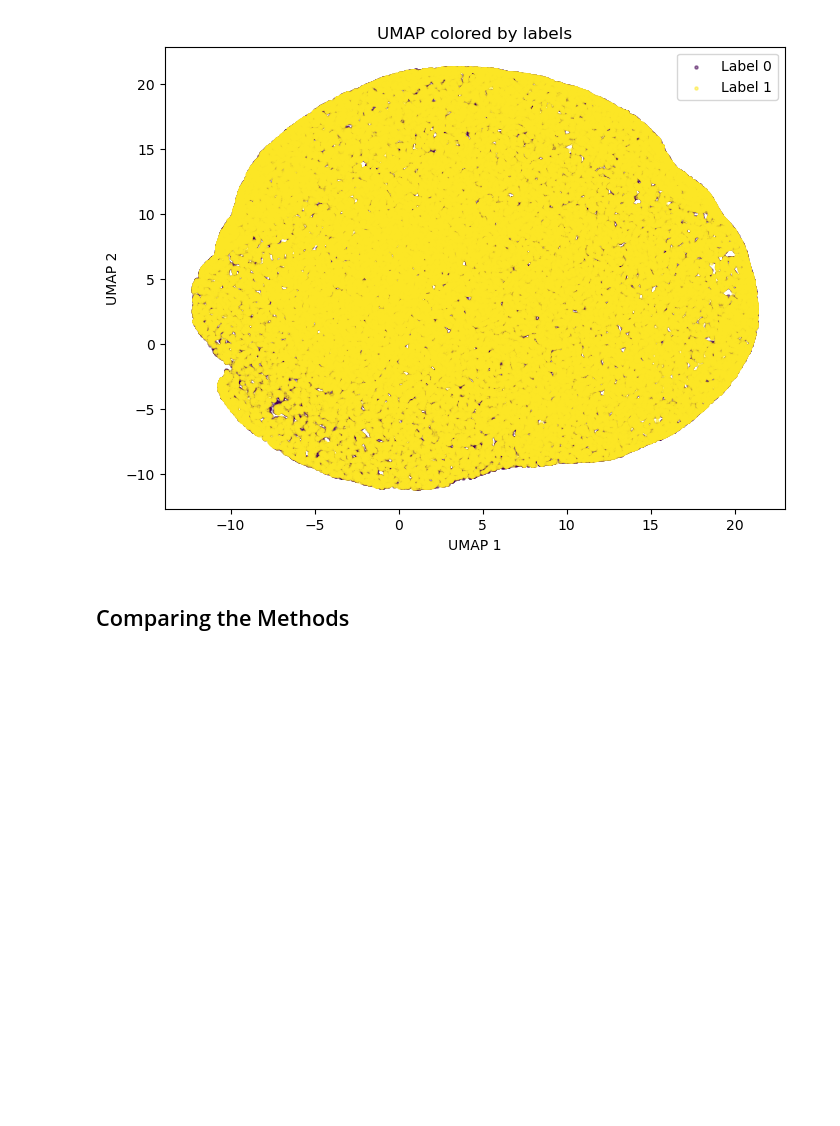
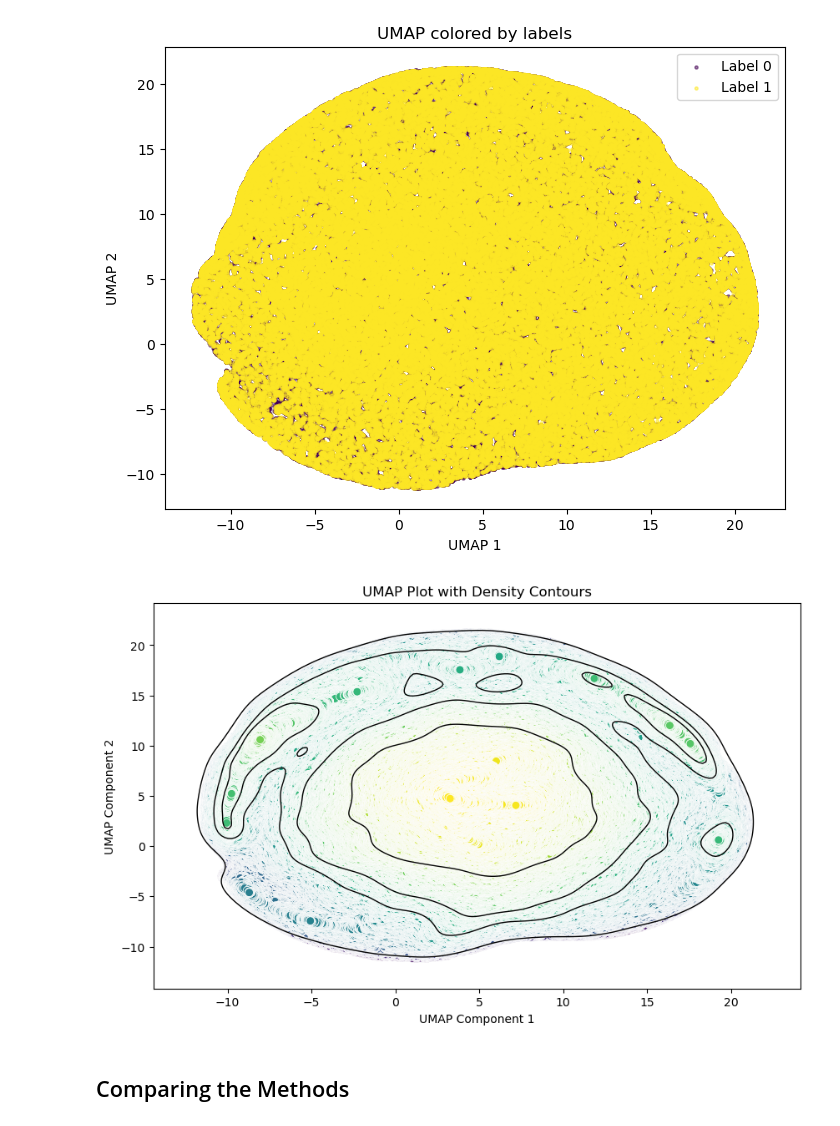
Before and after one commit to mehdimerbah/CellCNN, a Jupyter notebook: NK_sc_analysis.ipynb, the cells around one changed output. Drawn from its saved outputs; the diff is of its cells as text; code cells hidden in the pictures; blank space fills up the shorter version.

Commit message:
feat: added density function

```diff
--- a/NK_sc_analysis.ipynb
+++ b/NK_sc_analysis.ipynb
@@ -109,5 +128,30 @@ plot_hist(pd.DataFrame(scaled_data, columns=data.columns), select_markers)
 [figure]
 [figure]
 [figure]
+# %%
+def plot_density(embedding, method):
+    # Extract the PCA components
+    x = embedding[:, 0]
+    y = embedding[:, 1]
+
+    # Calculate the point density
+    xy = np.vstack([x, y])
+    z = gaussian_kde(xy)(xy)
+
+    # Sort points by density for better visualization
+    idx = z.argsort()
+    x, y, z = x[idx], y[idx], z[idx]
+    plt.figure(figsize=(10, 6))
+
+    # Scatter plot for the points
+    sns.scatterplot(x=x, y=y, hue=z, palette='viridis', legend=False, s=5)
+
+    # Add KDE contours
+    sns.kdeplot(x=x, y=y, levels=5, color='black', linewidths=1, fill=True, alpha=0.2, bw_adjust=0.7)
+
+    plt.title(f'{method} Plot with Density Contours')
+    plt.xlabel(f'{method} Component 1')
+    plt.ylabel(f'{method} Component 2')
+    plt.show()
 # %% [markdown]
 ### PCA
@@ -274,6 +288,10 @@ def plot_umap(umap_result, labels):
 plot_umap(umap_result, data_labels)
 # %% [output]
 [figure]
+# %%
+plot_density(embedding=umap_result, method="UMAP")
+# %% [output]
+[figure, added]
 # %% [markdown]
 ## Comparing the Methods
 # %%
```
Also changed, not shown: parts of 9 cells of this notebook, 1 other file.
